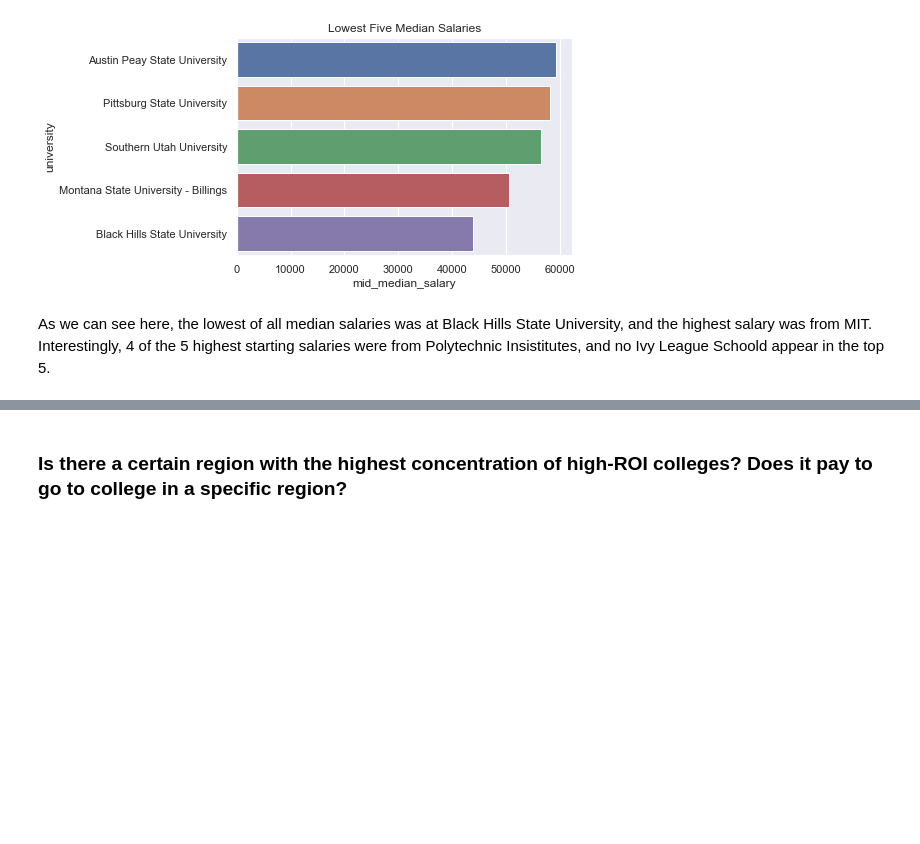
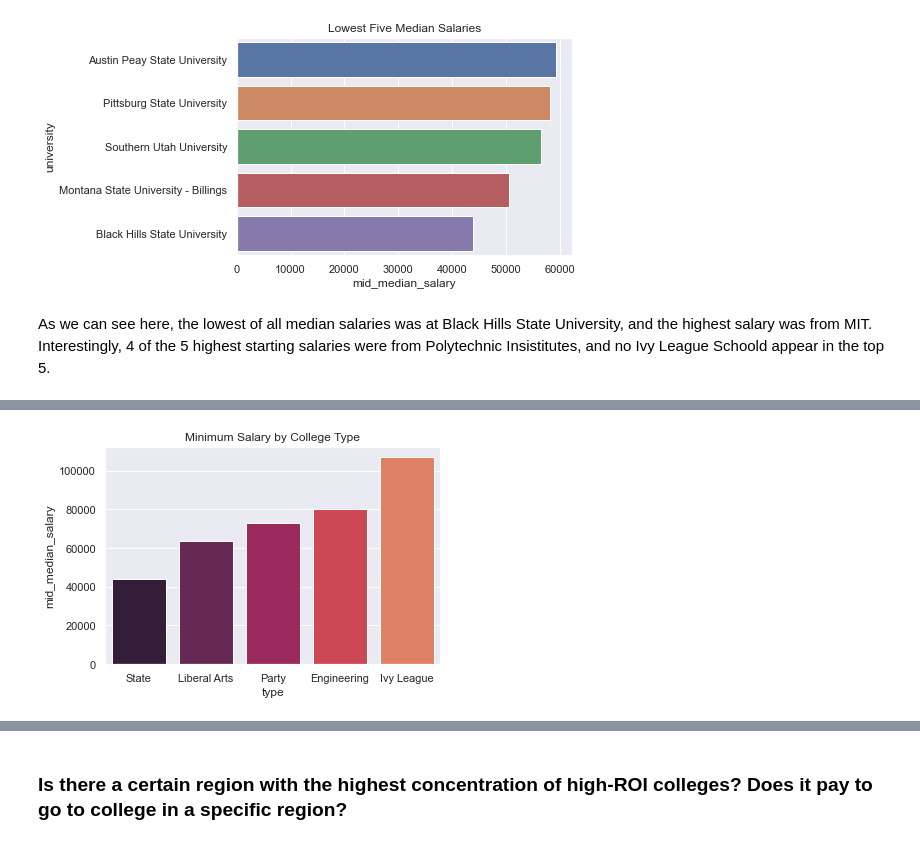
Before and after one commit to jackr276/Final-Project-CMP-262, a Jupyter notebook: Final Project.ipynb, the cells around one changed output, grey strips where cells are left out. Cells and saved outputs as stored; diff of their text form; code cells hidden in the pictures; blank space fills up the shorter version.

```diff
--- a/Final Project.ipynb
+++ b/Final Project.ipynb
@@ -476,0 +504,4 @@ As we can see here, the lowest of all median salaries was at Black Hills State U
+# %%
+plot = sns.barplot(data = grouped_by_type_min.sort_values(by = 'mid_median_salary'), x = 'type', y='mid_median_salary', palette=sns.color_palette("rocket")).set_title("Minimum Salary by College Type")
+# %% [output]
+[figure, added]
```
Also changed, not shown: parts of 22 cells of this notebook.
